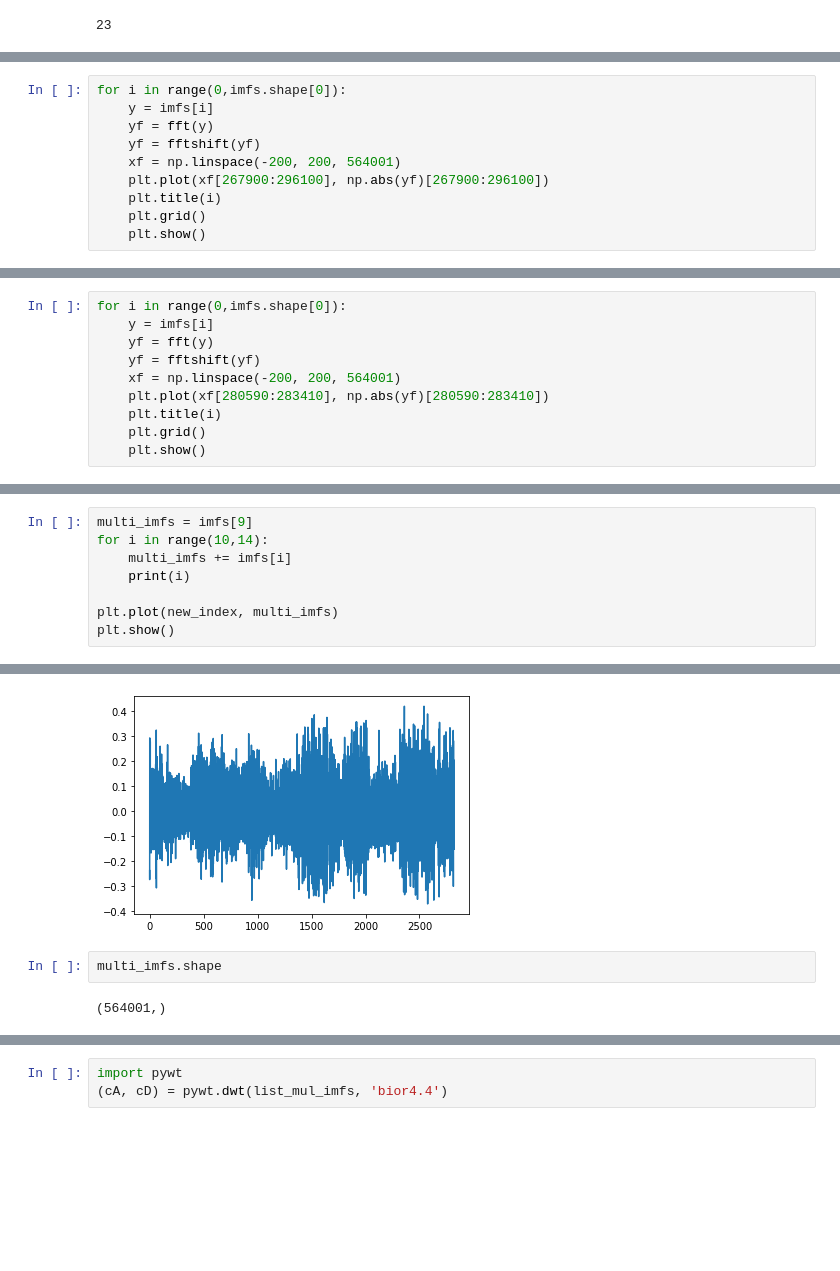
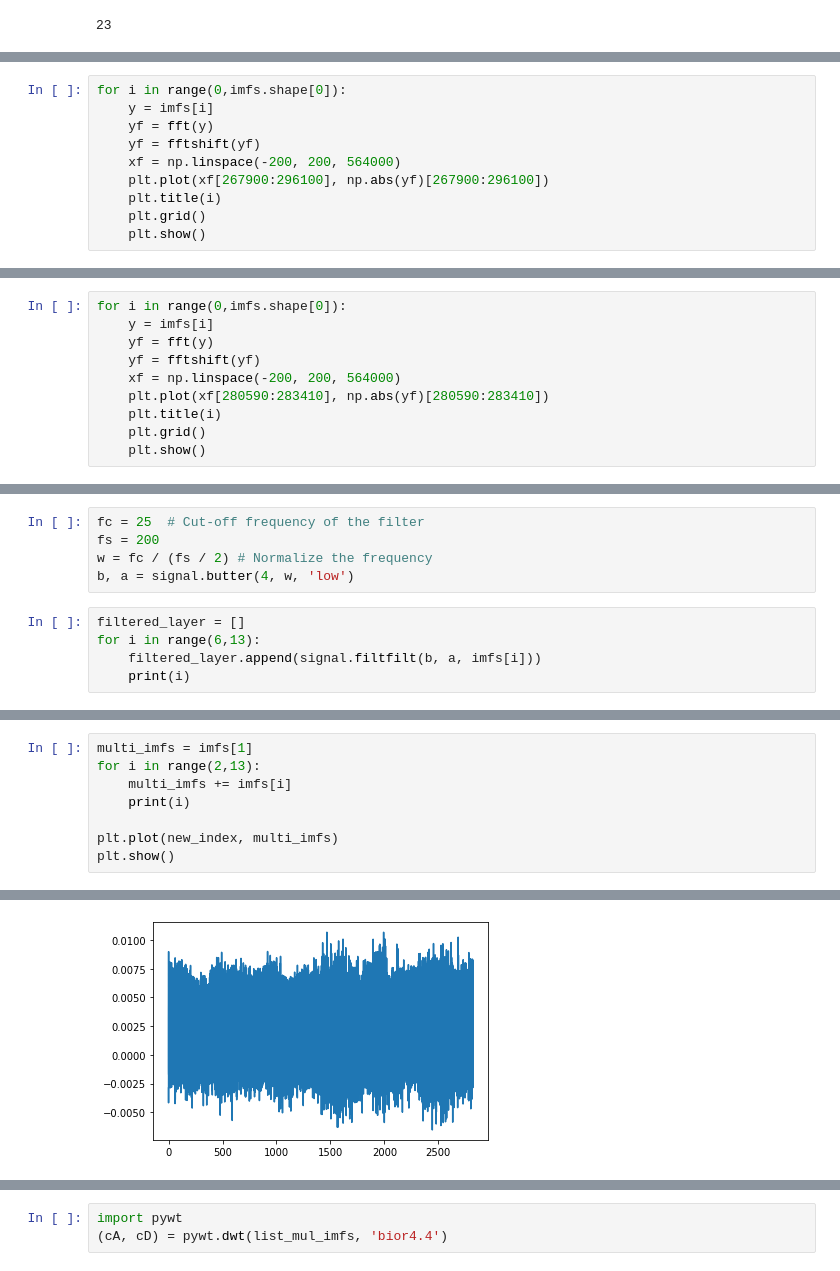
Before and after one commit to DigitalBiomarkerDiscoveryPipeline/Data-Compression-Toolbox, a Jupyter notebook: Baiying/code_m2-ecg.ipynb, the cells around one changed output, grey strips where cells are left out. Drawn from its saved outputs; the diff is of its cells as text; blank space fills up the shorter version.

```diff
--- a/Baiying/code_m2-ecg.ipynb
+++ b/Baiying/code_m2-ecg.ipynb
@@ -419,7 +306,7 @@ for i in range(0,imfs.shape[0]):
     y = imfs[i]
     yf = fft(y)
     yf = fftshift(yf)
-    xf = np.linspace(-200, 200, 564001)
+    xf = np.linspace(-200, 200, 564000)
     plt.plot(xf[267900:296100], np.abs(yf)[267900:296100])
     plt.title(i)
     plt.grid()
@@ -443,7 +330,7 @@ for i in range(0,imfs.shape[0]):
     y = imfs[i]
     yf = fft(y)
     yf = fftshift(yf)
-    xf = np.linspace(-200, 200, 564001)
+    xf = np.linspace(-200, 200, 564000)
     plt.plot(xf[280590:283410], np.abs(yf)[280590:283410])
     plt.title(i)
     plt.grid()
@@ -466,0 +354,10 @@ Here, we plan to combine the IMF6,7,8,9,10,11,12,13 to include the signal betwee
+# %%
+fc = 25  # Cut-off frequency of the filter
+fs = 200
+w = fc / (fs / 2) # Normalize the frequency
+b, a = signal.butter(4, w, 'low')
+# %%
+filtered_layer = []
+for i in range(6,13):
+    filtered_layer.append(signal.filtfilt(b, a, imfs[i]))
+    print(i)
@@ -467,6 +380,6 @@ Here, we plan to combine the IMF6,7,8,9,10,11,12,13 to include the signal betwee
 # %%
-multi_imfs = imfs[9]
-for i in range(10,14):
+multi_imfs = imfs[1]
+for i in range(2,13):
     multi_imfs += imfs[i]
     print(i)
 
@@ -480,5 +400 @@ plt.show()
-[figure, old version]
+[figure, new version]
-# %%
-multi_imfs.shape
-# %% [output]
-(564001,)
```
Also changed, not shown: parts of 29 cells of this notebook, 7 other files.
